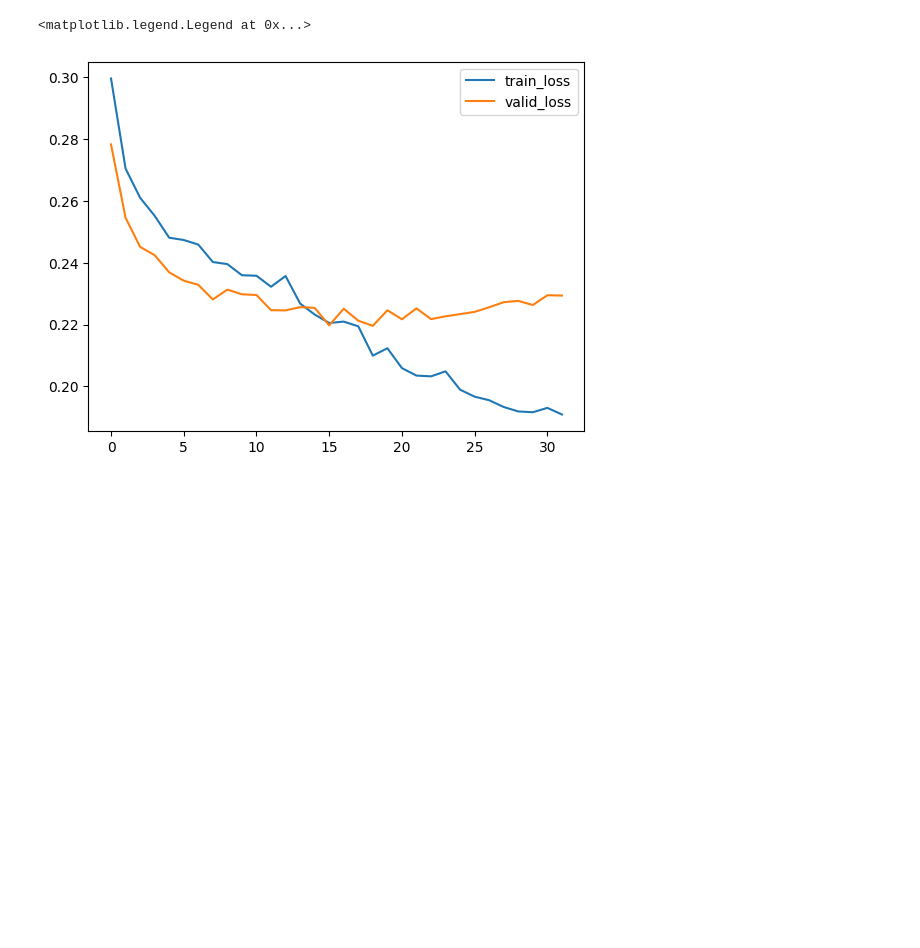
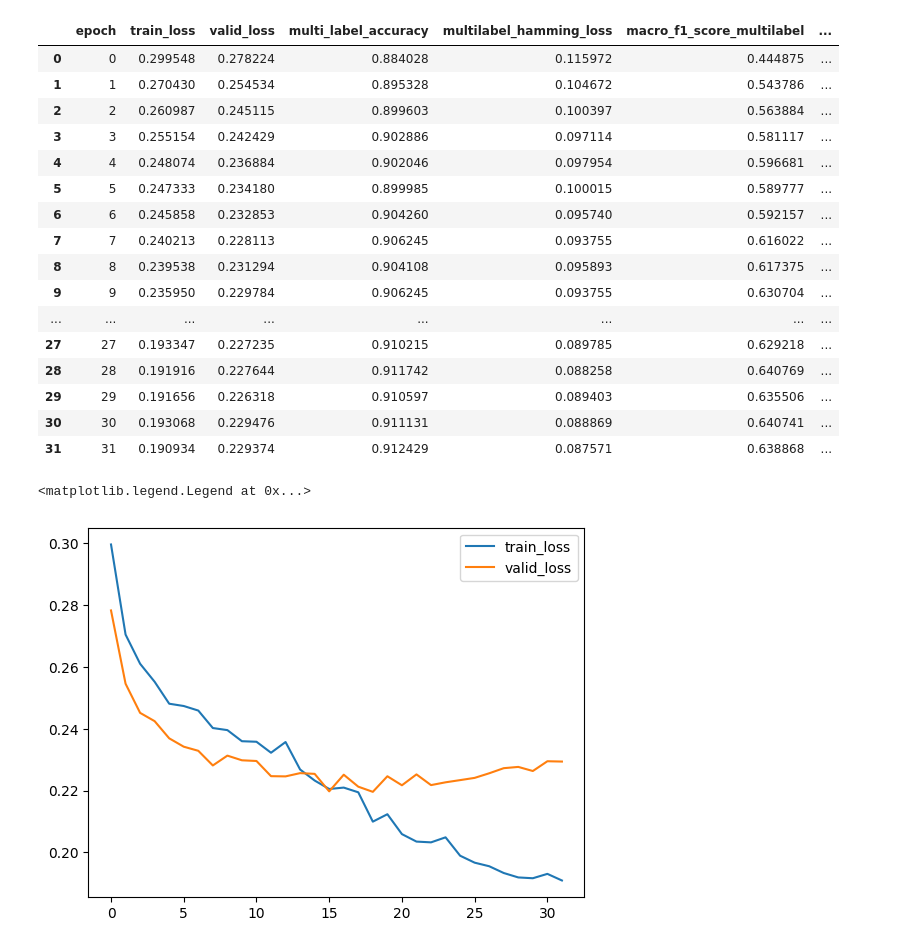
Before and after one commit to viktorcikojevic/heart-beat-ML, a Jupyter notebook: experiments/baseline-plus-augms/curves.ipynb, the cells around one changed output. Drawn from its saved outputs; the diff is of its cells as text; code cells hidden in the pictures; blank space fills up the shorter version.

```diff
--- a/experiments/baseline-plus-augms/curves.ipynb
+++ b/experiments/baseline-plus-augms/curves.ipynb
@@ -6,6 +6,26 @@ import matplotlib.pyplot as plt
 df = pd.read_csv("history.csv")
 
 # columns are epoch	train_loss	valid_loss	multi_label_accuracy	multilabel_hamming_loss	macro_f1_score_multilabel
+# %%
+df
+# %% [output]
+|  | epoch | train_loss | valid_loss | multi_label_accuracy | multilabel_hamming_loss | macro_f1_score_multilabel | ... |
+| 0 | 0 | 0.299548 | 0.278224 | 0.884028 | 0.115972 | 0.444875 | ... |
+| 1 | 1 | 0.270430 | 0.254534 | 0.895328 | 0.104672 | 0.543786 | ... |
+| 2 | 2 | 0.260987 | 0.245115 | 0.899603 | 0.100397 | 0.563884 | ... |
+| 3 | 3 | 0.255154 | 0.242429 | 0.902886 | 0.097114 | 0.581117 | ... |
+| 4 | 4 | 0.248074 | 0.236884 | 0.902046 | 0.097954 | 0.596681 | ... |
+| 5 | 5 | 0.247333 | 0.234180 | 0.899985 | 0.100015 | 0.589777 | ... |
+| 6 | 6 | 0.245858 | 0.232853 | 0.904260 | 0.095740 | 0.592157 | ... |
+| 7 | 7 | 0.240213 | 0.228113 | 0.906245 | 0.093755 | 0.616022 | ... |
+| 8 | 8 | 0.239538 | 0.231294 | 0.904108 | 0.095893 | 0.617375 | ... |
+| 9 | 9 | 0.235950 | 0.229784 | 0.906245 | 0.093755 | 0.630704 | ... |
+| ... | ... | ... | ... | ... | ... | ... | ... |
+| 27 | 27 | 0.193347 | 0.227235 | 0.910215 | 0.089785 | 0.629218 | ... |
+| 28 | 28 | 0.191916 | 0.227644 | 0.911742 | 0.088258 | 0.640769 | ... |
+| 29 | 29 | 0.191656 | 0.226318 | 0.910597 | 0.089403 | 0.635506 | ... |
+| 30 | 30 | 0.193068 | 0.229476 | 0.911131 | 0.088869 | 0.640741 | ... |
+| 31 | 31 | 0.190934 | 0.229374 | 0.912429 | 0.087571 | 0.638868 | ... |
 # %%
 # plot train and valid loss vs epoch
 plt.plot(df.epoch, df.train_loss, label='train_loss')
```
Also changed, not shown: parts of 1 cell of this notebook, 6 other files.
